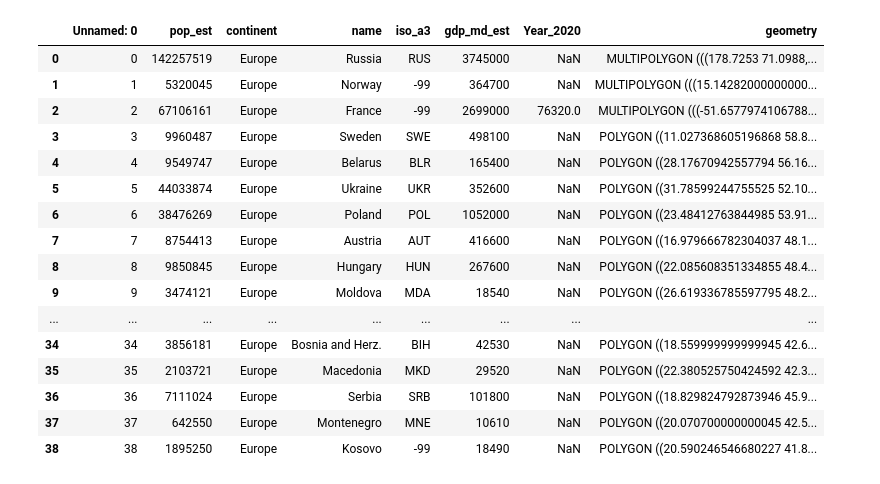
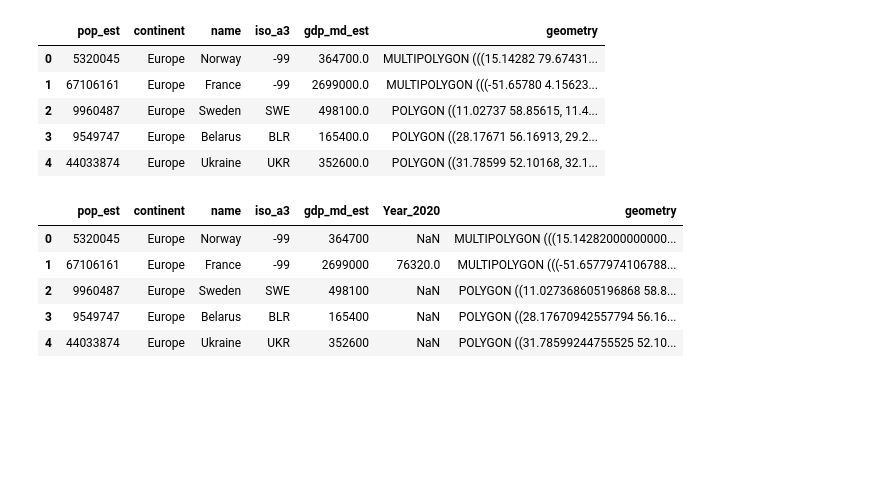
Before and after one commit to JohnsenClasses/final-project-schneider-thapa-koirala, a Jupyter notebook: riceproduction.ipynb, the cells around one changed output. Cells and saved outputs as stored; diff of their text form; code cells hidden in the pictures; blank space fills up the shorter version.

```diff
--- a/riceproduction.ipynb
+++ b/riceproduction.ipynb
@@ -3,34 +3,34 @@ import geopandas as gpd
 import pandas as pd
 import matplotlib.pyplot as plt
 # %%
-# Data mining
+# Data mining from geopanda dataset
+gpd.datasets.available  #dataset in geopandas
 gpd.datasets.get_path("naturalearth_lowres") #Extracting coordinates from geopandas
 df_world=gpd.read_file(gpd.datasets.get_path("naturalearth_lowres"))
 df_europe=df_world.query("continent=='Europe'")
 #df_eu=df_europe.reset_index(drop=True)
 #df_eu.to_csv("ricedata/eu_rice.csv")
+df_eu=df_europe.query("name !='Russia'").reset_index(drop=True).copy()
+display(df_eu.head())
+# %% [output]
+|  | pop_est | continent | name | iso_a3 | gdp_md_est | geometry |
+| 0 | 5320045 | Europe | Norway | -99 | 364700.0 | MULTIPOLYGON (((15.14282 79.67431... |
+| 1 | 67106161 | Europe | France | -99 | 2699000.0 | MULTIPOLYGON (((-51.65780 4.15623... |
+| 2 | 9960487 | Europe | Sweden | SWE | 498100.0 | POLYGON ((11.02737 58.85615, 11.4... |
+| 3 | 9549747 | Europe | Belarus | BLR | 165400.0 | POLYGON ((28.17671 56.16913, 29.2... |
+| 4 | 44033874 | Europe | Ukraine | UKR | 352600.0 | POLYGON ((31.78599 52.10168, 32.1... |
 # %%
 # Rice Data courtesy: (https://knoema.com/atlas/)
 #Rice data and country coordinates combined
-# Countries: 'Spain' 'Italy' 'Greece' 'Portugal' 'Romania' 'Bulgaria' 'France'gpd.datasets.available
+# Countries: 'Spain' 'Italy' 'Greece' 'Portugal' 'Romania' 'Bulgaria' 'France'
 df_rice=pd.read_csv("ricedata/eu_rice.csv")
-gdf_rice=gpd.GeoDataFrame(df_rice)
-display(gdf_rice)
+gdf_rice=gpd.GeoDataFrame(df_rice).query("name != 'Russia'").drop(columns={"Unnamed: 0"}).reset_index(drop=True)
+#gdf_rice.Year_2020.fillna(0,inplace=True)
+display(gdf_rice.head())
 # %% [output]
-|  | Unnamed: 0 | pop_est | continent | name | iso_a3 | gdp_md_est | Year_2020 | geometry |
-| 0 | 0 | 142257519 | Europe | Russia | RUS | 3745000 | NaN | MULTIPOLYGON (((178.7253 71.0988,... |
-| 1 | 1 | 5320045 | Europe | Norway | -99 | 364700 | NaN | MULTIPOLYGON (((15.14282000000000... |
-| 2 | 2 | 67106161 | Europe | France | -99 | 2699000 | 76320.0 | MULTIPOLYGON (((-51.6577974106788... |
-| 3 | 3 | 9960487 | Europe | Sweden | SWE | 498100 | NaN | POLYGON ((11.027368605196868 58.8... |
-| 4 | 4 | 9549747 | Europe | Belarus | BLR | 165400 | NaN | POLYGON ((28.17670942557794 56.16... |
-| 5 | 5 | 44033874 | Europe | Ukraine | UKR | 352600 | NaN | POLYGON ((31.78599244755525 52.10... |
-| 6 | 6 | 38476269 | Europe | Poland | POL | 1052000 | NaN | POLYGON ((23.48412763844985 53.91... |
-| 7 | 7 | 8754413 | Europe | Austria | AUT | 416600 | NaN | POLYGON ((16.979666782304037 48.1... |
-| 8 | 8 | 9850845 | Europe | Hungary | HUN | 267600 | NaN | POLYGON ((22.085608351334855 48.4... |
-| 9 | 9 | 3474121 | Europe | Moldova | MDA | 18540 | NaN | POLYGON ((26.619336785597795 48.2... |
-| ... | ... | ... | ... | ... | ... | ... | ... | ... |
-| 34 | 34 | 3856181 | Europe | Bosnia and Herz. | BIH | 42530 | NaN | POLYGON ((18.559999999999945 42.6... |
-| 35 | 35 | 2103721 | Europe | Macedonia | MKD | 29520 | NaN | POLYGON ((22.380525750424592 42.3... |
-| 36 | 36 | 7111024 | Europe | Serbia | SRB | 101800 | NaN | POLYGON ((18.829824792873946 45.9... |
-| 37 | 37 | 642550 | Europe | Montenegro | MNE | 10610 | NaN | POLYGON ((20.070700000000045 42.5... |
-| 38 | 38 | 1895250 | Europe | Kosovo | -99 | 18490 | NaN | POLYGON ((20.590246546680227 41.8... |
+|  | pop_est | continent | name | iso_a3 | gdp_md_est | Year_2020 | geometry |
+| 0 | 5320045 | Europe | Norway | -99 | 364700 | NaN | MULTIPOLYGON (((15.14282000000000... |
+| 1 | 67106161 | Europe | France | -99 | 2699000 | 76320.0 | MULTIPOLYGON (((-51.6577974106788... |
+| 2 | 9960487 | Europe | Sweden | SWE | 498100 | NaN | POLYGON ((11.027368605196868 58.8... |
+| 3 | 9549747 | Europe | Belarus | BLR | 165400 | NaN | POLYGON ((28.17670942557794 56.16... |
+| 4 | 44033874 | Europe | Ukraine | UKR | 352600 | NaN | POLYGON ((31.78599244755525 52.10... |
```
Also changed, not shown: parts of 3 cells of this notebook.
